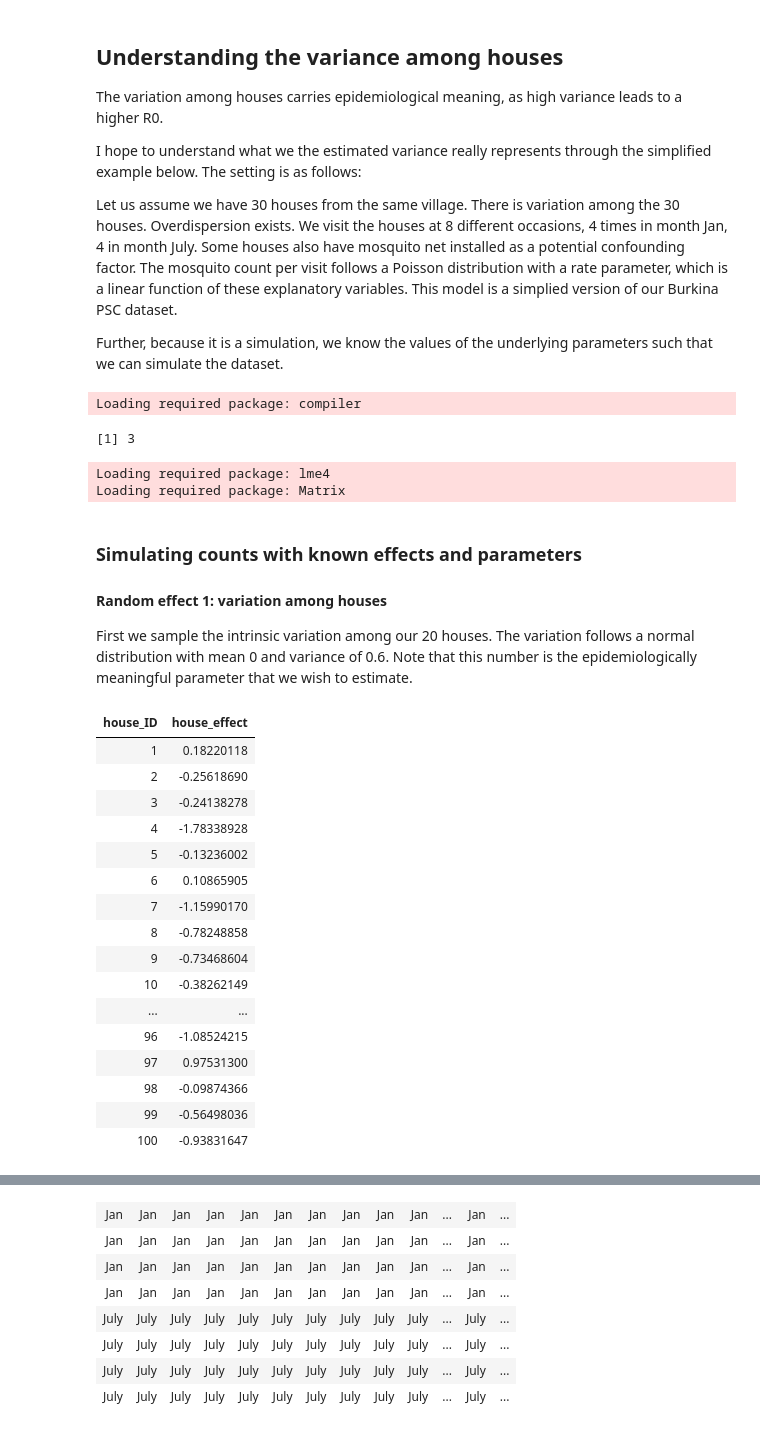
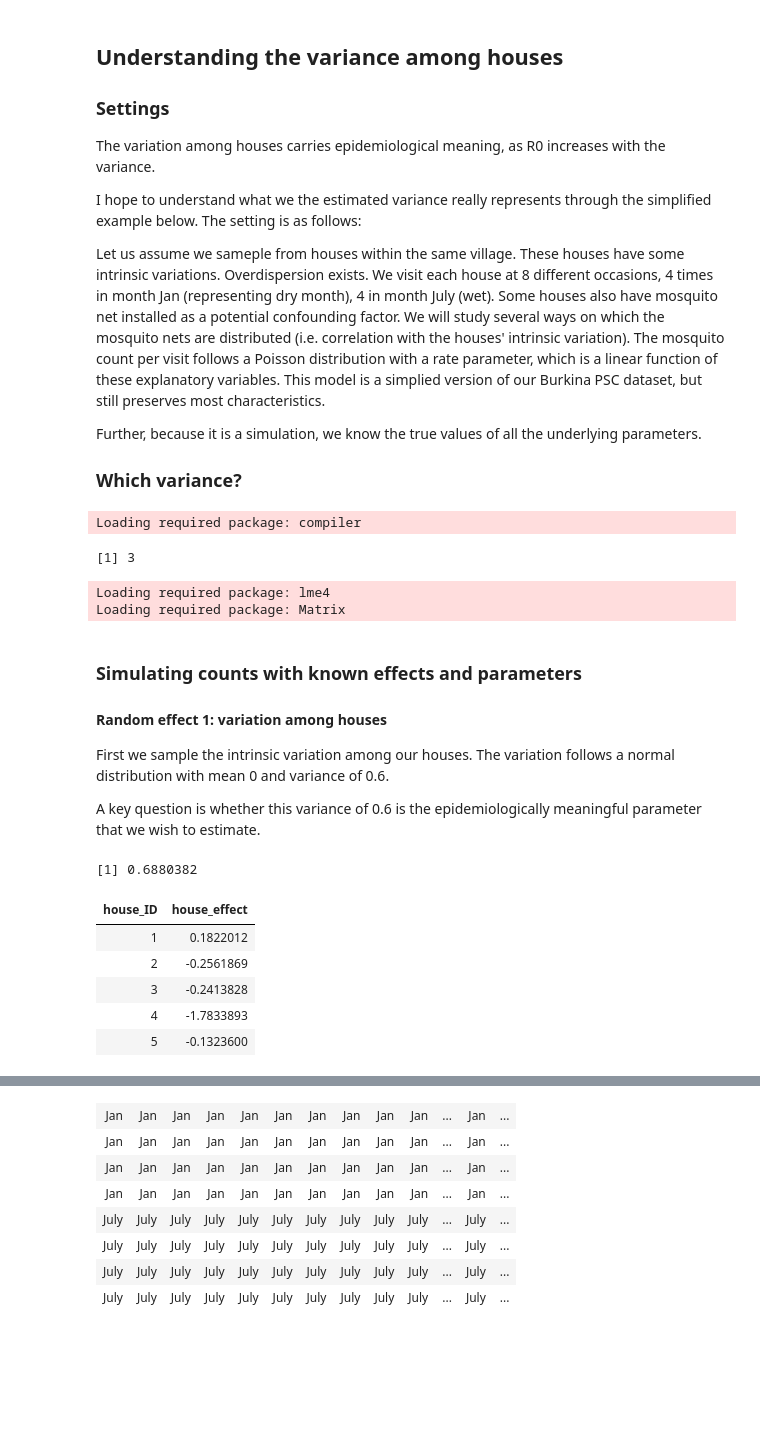
Before and after one commit to tinyuhui/PSC_modelling, a Jupyter notebook: confounding variance.ipynb, the cells around one changed output, grey strips where cells are left out. Drawn from its saved outputs; the diff is of its cells as text; code cells hidden in the pictures; blank space fills up the shorter version.

```diff
--- a/confounding variance.ipynb
+++ b/confounding variance.ipynb
@@ -1,13 +1,16 @@
 # %% [markdown]
 ## Understanding the variance among houses
 
-The variation among houses carries epidemiological meaning, as high variance leads to a higher R0.
+### Settings
+The variation among houses carries epidemiological meaning, as R0 increases with the variance.
 
 I hope to understand what we the estimated variance really represents through the simplified example below. The setting is as follows:
 
-Let us assume we have 30 houses from the same village. There is variation among the 30 houses. Overdispersion exists. We visit the houses at 8 different occasions, 4 times in month Jan, 4 in month July. Some houses also have mosquito net installed as a potential confounding factor. The mosquito count per visit follows a Poisson distribution with a rate parameter, which is a linear function of these explanatory variables. This model is a simplied version of our Burkina PSC dataset.
+Let us assume we sameple from houses within the same village. These houses have some intrinsic variations. Overdispersion exists. We visit each house at 8 different occasions, 4 times in month Jan (representing dry month), 4 in month July (wet). Some houses also have mosquito net installed as a potential confounding factor. We will study several ways on which the mosquito nets are distributed (i.e. correlation with the houses' intrinsic variation). The mosquito count per visit follows a Poisson distribution with a rate parameter, which is a linear function of these explanatory variables. This model is a simplied version of our Burkina PSC dataset, but still preserves most characteristics.
 
-Further, because it is a simulation, we know the values of the underlying parameters such that we can simulate the dataset.
+Further, because it is a simulation, we know the true values of all the underlying parameters.
+
+### Which variance?
 # %%
 # ALL THE ESSENTIALS
 require(compiler)
@@ -22,30 +25,23 @@ Loading required package: Matrix
 # %% [markdown]
 ### Simulating counts with known effects and parameters
 #### Random effect 1: variation among houses
-First we sample the intrinsic variation among our 20 houses. The variation follows a normal distribution with mean 0 and variance of 0.6. Note that this number is the epidemiologically meaningful parameter that we wish to estimate.
+First we sample the intrinsic variation among our houses. The variation follows a normal distribution with mean 0 and variance of 0.6.
+
+A key question is whether this variance of 0.6 is the epidemiologically meaningful parameter that we wish to estimate.
 # %%
 # SAMPLE VARIATION AMONG HOUSES
 num_house<-100
 house_effect<-rnorm(num_house, mean=0, sd=sqrt(0.6))
+var(house_effect) # SAMPLE VARIANCE OF HOUSE EFFECT
 # ALSO house_ID
 house_ID<-1:num_house
-cbind(house_ID, house_effect)
+cbind(house_ID, house_effect)[1:5,] # SHOW THE FIRST 5 ROWS
 # %% [output]
+[1] 0.6880382
 | house_ID | house_effect |
-| 1 | 0.18220118 |
-| 2 | -0.25618690 |
-| 3 | -0.24138278 |
-| 4 | -1.78338928 |
-| 5 | -0.13236002 |
-| 6 | 0.10865905 |
-| 7 | -1.15990170 |
-| 8 | -0.78248858 |
-| 9 | -0.73468604 |
-| 10 | -0.38262149 |
-| ... | ... |
-| 96 | -1.08524215 |
-| 97 | 0.97531300 |
-| 98 | -0.09874366 |
-| 99 | -0.56498036 |
-| 100 | -0.93831647 |
+| 1 | 0.1822012 |
+| 2 | -0.2561869 |
+| 3 | -0.2413828 |
+| 4 | -1.7833893 |
+| 5 | -0.1323600 |
 # %% [markdown]
```
Also changed, not shown: parts of 27 cells of this notebook.
